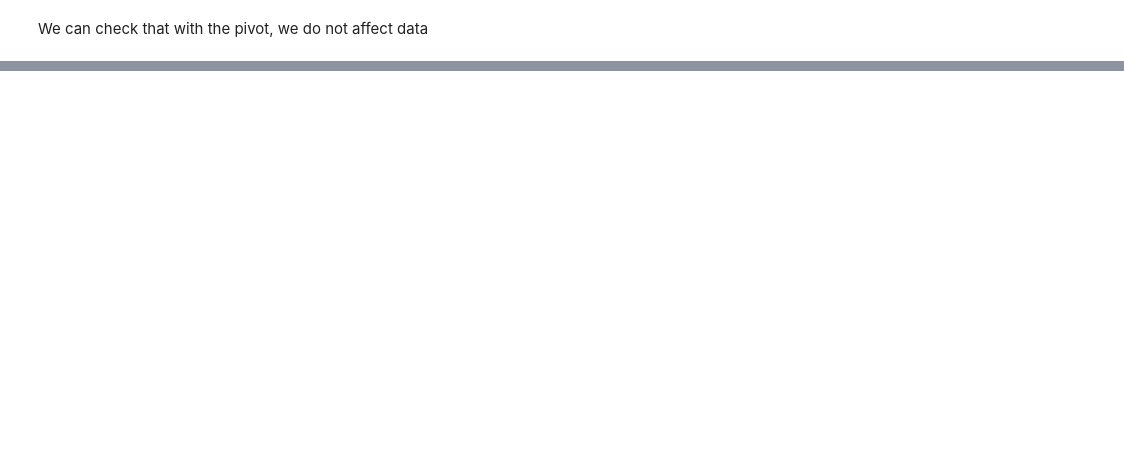
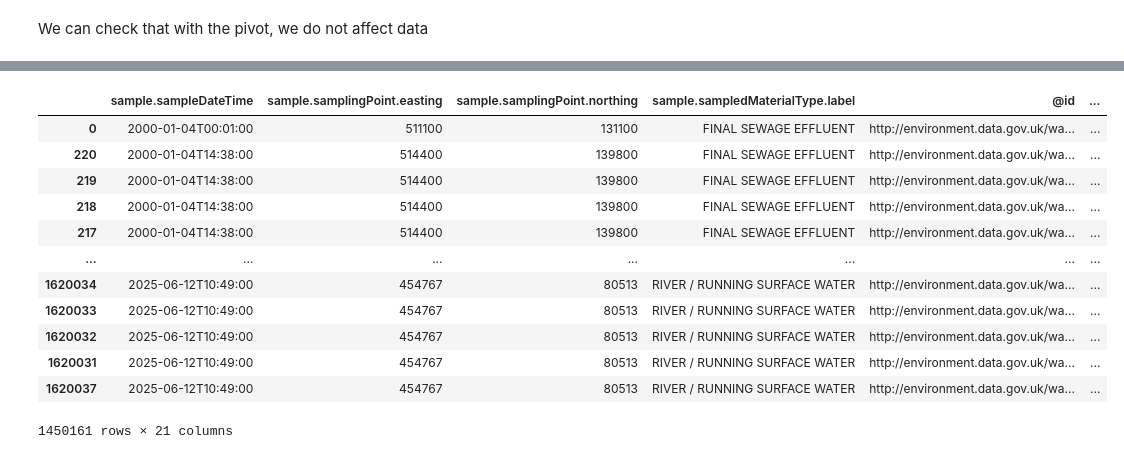
Before and after one commit to lonanni/InnovationProject_WaterQuality, a Jupyter notebook: Build_PreprocessingExample.ipynb, the cells around one changed output, grey strips where cells are left out. Drawn from its saved outputs; the diff is of its cells as text; code cells hidden in the pictures; blank space fills up the shorter version.

```diff
--- a/Build_PreprocessingExample.ipynb
+++ b/Build_PreprocessingExample.ipynb
@@ -10,7 +15,7 @@ import matplotlib.pyplot as plt
 # %%
 data_dir = "./data"
 # %%
-region_code = "DC" #change it for the region code of your region of interest
+region_code = "SSD" #change it for the region code of your region of interest
 # %% [markdown]
 Load the dataset asa build in Build_WaterQualityDataset
 # %%
@@ -103,4 +221,7 @@ plt.show()
 # %%
 from WaterQuality_project import report_functions as rf
 # %%
-pv2 = rf.preprocessing(df)
+df_pivoted = rf.WaterQualityProcessor.pivot(df)
+df_cleaned = rf.WaterQualityProcessor.quantiles(df_pivoted)
+df_with_season = rf.WaterQualityProcessor.encoding_season(df_cleaned)
+df_with_water = rf.WaterQualityProcessor.filter_top_water_types(df_with_season)
@@ -118,0 +228,16 @@ plt.show()
+# %%
+df_with_water
+# %% [output]
+|  | sample.sampleDateTime | sample.samplingPoint.easting | sample.samplingPoint.northing | sample.sampledMaterialType.label | @id | ... |
+| 0 | 2000-01-04T00:01:00 | 511100 | 131100 | FINAL SEWAGE EFFLUENT | http://environment.data.gov.uk/wa... | ... |
+| 220 | 2000-01-04T14:38:00 | 514400 | 139800 | FINAL SEWAGE EFFLUENT | http://environment.data.gov.uk/wa... | ... |
+| 219 | 2000-01-04T14:38:00 | 514400 | 139800 | FINAL SEWAGE EFFLUENT | http://environment.data.gov.uk/wa... | ... |
+| 218 | 2000-01-04T14:38:00 | 514400 | 139800 | FINAL SEWAGE EFFLUENT | http://environment.data.gov.uk/wa... | ... |
+| 217 | 2000-01-04T14:38:00 | 514400 | 139800 | FINAL SEWAGE EFFLUENT | http://environment.data.gov.uk/wa... | ... |
+| ... | ... | ... | ... | ... | ... | ... |
+| 1620034 | 2025-06-12T10:49:00 | 454767 | 80513 | RIVER / RUNNING SURFACE WATER | http://environment.data.gov.uk/wa... | ... |
+| 1620033 | 2025-06-12T10:49:00 | 454767 | 80513 | RIVER / RUNNING SURFACE WATER | http://environment.data.gov.uk/wa... | ... |
+| 1620032 | 2025-06-12T10:49:00 | 454767 | 80513 | RIVER / RUNNING SURFACE WATER | http://environment.data.gov.uk/wa... | ... |
+| 1620031 | 2025-06-12T10:49:00 | 454767 | 80513 | RIVER / RUNNING SURFACE WATER | http://environment.data.gov.uk/wa... | ... |
+| 1620037 | 2025-06-12T10:49:00 | 454767 | 80513 | RIVER / RUNNING SURFACE WATER | http://environment.data.gov.uk/wa... | ... |
+1450161 rows × 21 columns
```
Also changed, not shown: parts of 34 cells of this notebook.
